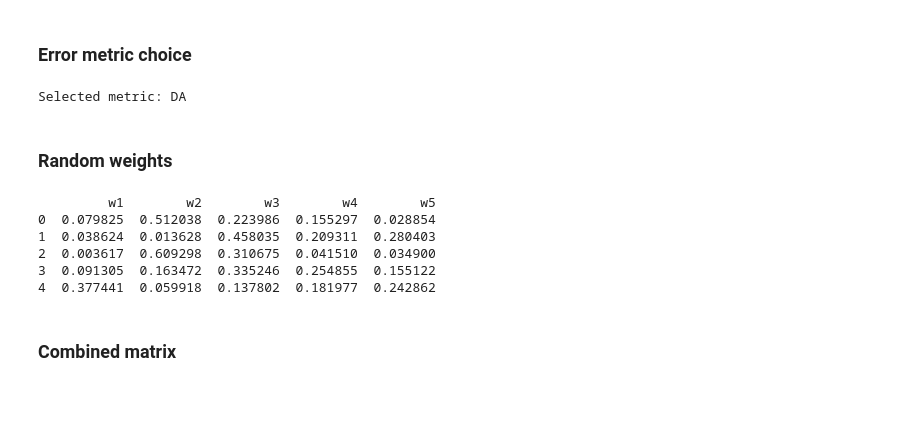
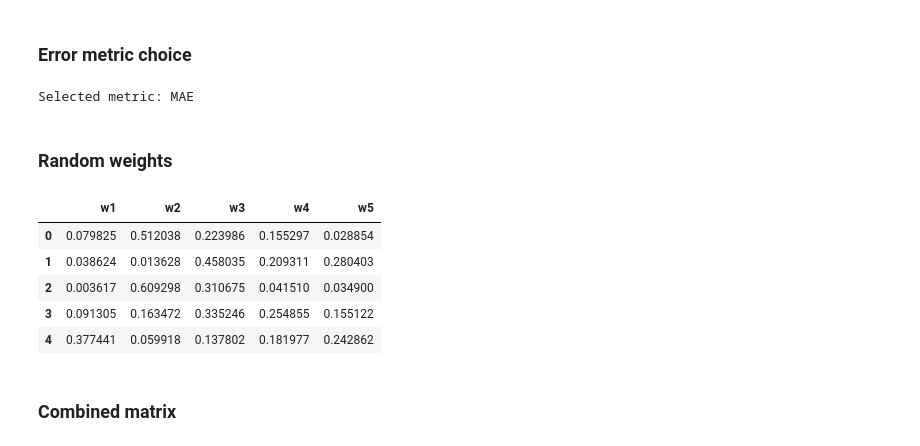
Before and after one commit to mprandi123/AI_project25, a Jupyter notebook: CPO_notebook_multiple_assets.ipynb, the cells around one changed output. Cells and saved outputs as stored; diff of their text form; code cells hidden in the pictures; blank space fills up the shorter version.

```diff
--- a/CPO_notebook_multiple_assets.ipynb
+++ b/CPO_notebook_multiple_assets.ipynb
@@ -278,41 +283,33 @@ metric_map = {
     "2": ("MAE", mean_absolute_error),
     "3": ("DA", directional_accuracy)
 }
-
-# Get selected metric
-if metric_choice not in metric_map:
-    print()
-    print("Invalid choice. Defaulting to R².")
-    selected_metric_name, selected_metric_func = metric_map["1"]
-else:
-    selected_metric_name, selected_metric_func = metric_map[metric_choice]
-print()
+selected_metric_name, selected_metric_func = metric_map[metric_choice]
 print(f"Selected metric: {selected_metric_name}")
 # %% [output]
-Selected metric: DA
+Selected metric: MAE
 # %% [markdown]
 ### Random weights
 # %%
 
 # Generate random weight combinations using Dirichlet distribution
 np.random.seed(rnd_seed)
 random_weights = np.random.dirichlet(np.ones(n_assets), size=N)
 
 # Convert to DataFrame
 columns = []
 for i in range(n_assets):
     columns.append('w'+str(i+1))
 
 portfolio_weights = pd.DataFrame(random_weights, columns=columns)
 
-print(portfolio_weights.head())
+display(portfolio_weights.head())
 # %% [output]
-         w1        w2        w3        w4        w5
-0  0.079825  0.512038  0.223986  0.155297  0.028854
-1  0.038624  0.013628  0.458035  0.209311  0.280403
-2  0.003617  0.609298  0.310675  0.041510  0.034900
-3  0.091305  0.163472  0.335246  0.254855  0.155122
-4  0.377441  0.059918  0.137802  0.181977  0.242862
+|  | w1 | w2 | w3 | w4 | w5 |
+| 0 | 0.079825 | 0.512038 | 0.223986 | 0.155297 | 0.028854 |
+| 1 | 0.038624 | 0.013628 | 0.458035 | 0.209311 | 0.280403 |
+| 2 | 0.003617 | 0.609298 | 0.310675 | 0.041510 | 0.034900 |
+| 3 | 0.091305 | 0.163472 | 0.335246 | 0.254855 | 0.155122 |
+| 4 | 0.377441 | 0.059918 | 0.137802 | 0.181977 | 0.242862 |
 # %% [markdown]
 ### Combined matrix
 # %%
```
Also changed, not shown: parts of 9 cells of this notebook.
